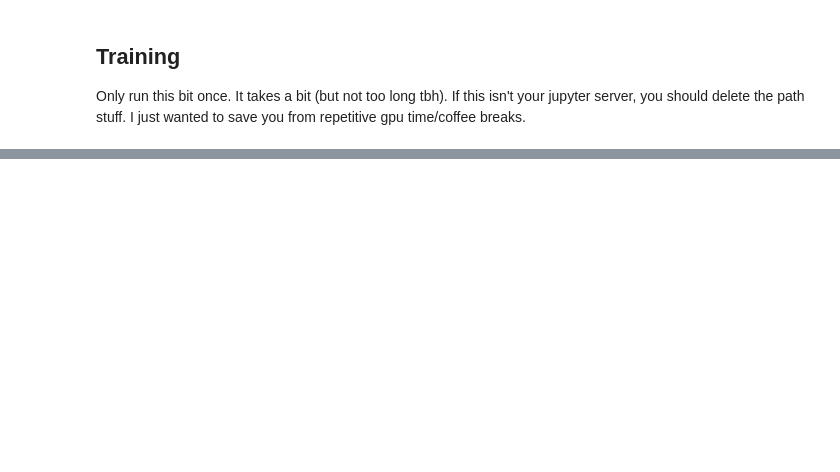
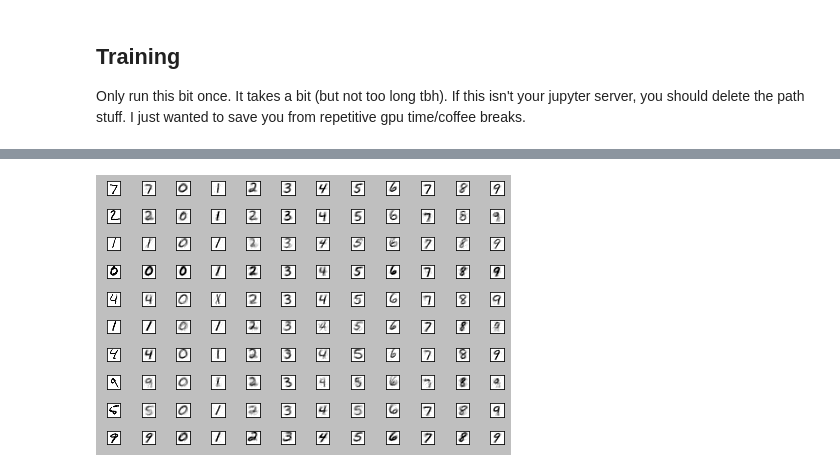
Before and after one commit to dcmoyer/invariance-tutorial, a Jupyter notebook: tutorial.ipynb, the cells around one changed output, grey strips where cells are left out. Saved outputs shown, nothing was run; the diff lists cells and outputs as text; code cells hidden in the pictures; blank space fills up the shorter version.

```diff
--- a/tutorial.ipynb
+++ b/tutorial.ipynb
@@ -282,0 +343,35 @@ plt.show()
+# %%
+X_test_set = []
+Y_test_set = []
+
+for i in range(n_plot_samps):
+    tmp_tile_array = np.tile(test_x[i],[10,1])
+    X_test_set.append(test_x[i:(i+1),:])
+    X_test_set.append(tmp_tile_array)
+
+    Y_test_set.append(test_y[i:(i+1),:])
+    #Y_test_set.append(np.array([[0],[1]]))
+    Y_test_set.append(np.eye(10))
+
+X_test_set = np.concatenate(X_test_set, axis=0)
+Y_test_set = np.concatenate(Y_test_set, axis=0)
+
+X_test_hat = icvae.predict(
+ { "x" : X_test_set, "c" : Y_test_set }
+)
+
+plot_collection = []
+for i in range(n_plot_samps):
+    plot_collection.append( test_x[i:(i+1),:] )
+    plot_collection.append( X_test_hat[i*11:(i+1)*11,:] )
+
+plot_collection = np.concatenate( plot_collection, axis=0 )
+
+fig = pic.plot_image_grid( \
+    1-plot_collection,
+    [IMG_DIM, IMG_DIM], \
+    (n_plot_samps,12) \
+)
+plt.show()
+# %% [output]
+[figure, added]
```
Also changed, not shown: parts of 14 cells of this notebook, 1 other file.
